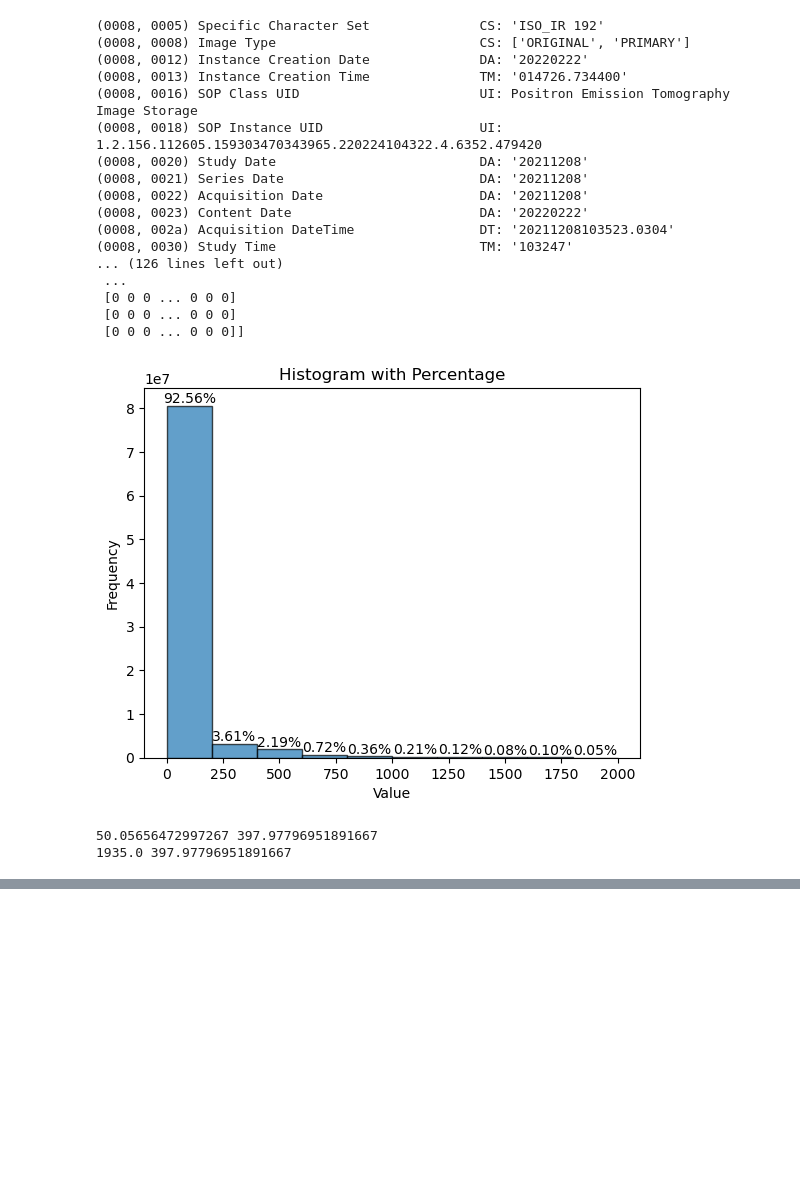
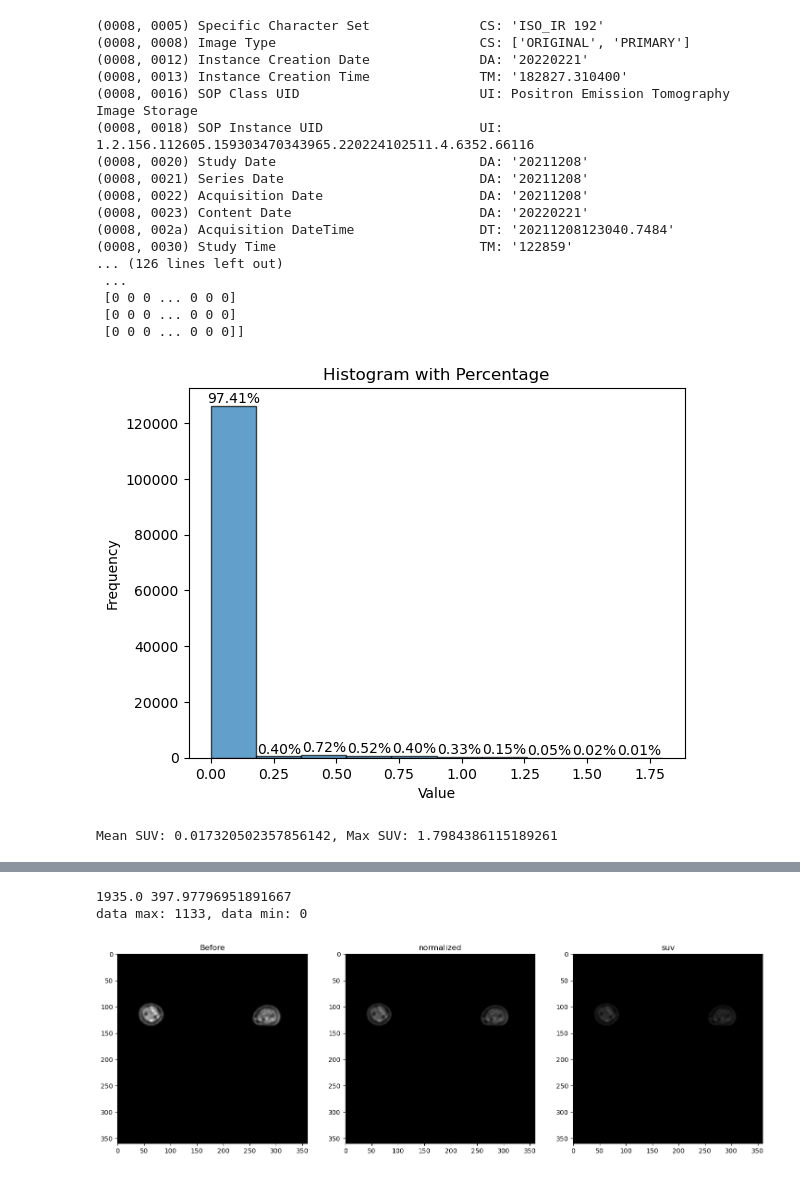
Before and after one commit to x-Arte/ddib, a Jupyter notebook: view_uExplorer.ipynb, the cells around one changed output, grey strips where cells are left out. Cells and saved outputs as stored; diff of their text form; code cells hidden in the pictures; blank space fills up the shorter version.

```diff
--- a/view_uExplorer.ipynb
+++ b/view_uExplorer.ipynb
@@ -77,6 +127,6 @@ def viewData(data):
 # %%
 uExplorer_dir = "uExplorer/1st_uExplorer"
-file_name = "Anonymous_ANO_20220224_1843069_103247/2.886 x 600 WB NORMAL/00000123.dcm"
+file_name = "Anonymous_ANO_20220224_1824561_122859/2.886 x 600 WB NORMAL/00000063.dcm"
 full_file_name = os.path.join(dataset_dir, uExplorer_dir, file_name)
 ds = pydicom.dcmread(full_file_name)
 for elem in ds:
@@ -84,7 +134,10 @@ for elem in ds:
 print(ds.pixel_array)
 ds.pixel_array.shape
 
-
+suv = calSUV(ds)
+viewData(suv)
+print(f"Mean SUV: {np.mean(suv)}, Max SUV: {np.max(suv)}")
+suv = normSUV(suv) * 255.0 / 6
 pixel_array = ds.pixel_array
 # if 'WindowWidth' in ds and 'WindowCenter' in ds:
 #     print("WindowWidth and WindowCenter are defined.")
@@ -100,44 +153,43 @@ pixel_array = ds.pixel_array
 # else:
 #     windowed_image = pixel_array
 dataVolume = loadPETValue(os.path.join(dataset_dir, uExplorer_dir, "Anonymous_ANO_20220224_1824561_122859/2.886 x 600 WB NORMAL"))
 threshold = viewData(dataVolume)
 scaleFactor = calScaleFactor(dataVolume)
 print(threshold, scaleFactor)
-windowed_image = (pixel_array) / (scaleFactor * 10) * 255.0
+windowed_image = (pixel_array) / (scaleFactor * 5) * 255.0
 windowed_image = np.clip(windowed_image, 0, 255).astype(np.uint16)
 
 normalized_image = MaxMinNormalizer(pixel_array)
 original_image = pixel_array*255.0/ds.WindowWidth
 
 plt.figure(figsize=(18,6))
 plt.subplot(1,3,1)
 plt.imshow(original_image, cmap="gray")
 plt.title('Before')
 plt.subplot(1,3,2)
-plt.imshow(windowed_image, cmap="gray")
-plt.title('windowed')
+plt.imshow(windowed_image, cmap="gray", vmin=0, vmax=255)
+plt.title('normalized')
 plt.subplot(1,3,3)
-plt.imshow(normalized_image, cmap="gray")
-plt.title('Normalized')
+plt.imshow(suv, cmap="gray", vmin=0, vmax=255)
+plt.title('suv')
 plt.show()
 # %% [output]
 (0008, 0005) Specific Character Set              CS: 'ISO_IR 192'
 (0008, 0008) Image Type                          CS: ['ORIGINAL', 'PRIMARY']
-(0008, 0012) Instance Creation Date              DA: '20220222'
-(0008, 0013) Instance Creation Time              TM: '014726.734400'
+(0008, 0012) Instance Creation Date              DA: '20220221'
+(0008, 0013) Instance Creation Time              TM: '182827.310400'
 (0008, 0016) SOP Class UID                       UI: Positron Emission Tomography Image Storage
-(0008, 0018) SOP Instance UID                    UI: 1.2.156.112605.159303470343965.220224104322.4.6352.479420
+(0008, 0018) SOP Instance UID                    UI: 1.2.156.112605.159303470343965.220224102511.4.6352.66116
 (0008, 0020) Study Date                          DA: '20211208'
 (0008, 0021) Series Date                         DA: '20211208'
 (0008, 0022) Acquisition Date                    DA: '20211208'
-(0008, 0023) Content Date                        DA: '20220222'
-(0008, 002a) Acquisition DateTime                DT: '20211208103523.0304'
-(0008, 0030) Study Time                          TM: '103247'
+(0008, 0023) Content Date                        DA: '20220221'
+(0008, 002a) Acquisition DateTime                DT: '20211208123040.7484'
+(0008, 0030) Study Time                          TM: '122859'
 ... (126 lines left out)
  ...
  [0 0 0 ... 0 0 0]
  [0 0 0 ... 0 0 0]
  [0 0 0 ... 0 0 0]]
-[figure, old version]
+[figure, new version]
-50.05656472997267 397.97796951891667
-1935.0 397.97796951891667
+Mean SUV: 0.017320502357856142, Max SUV: 1.7984386115189261
@@ -145,2 +197,5 @@ plt.show()
+1935.0 397.97796951891667
+data max: 1133, data min: 0
+[figure, added]
 # %%
 uExplorer_dir = "uExplorer/1st_uExplorer"
```
Also changed, not shown: parts of 7 cells of this notebook.
